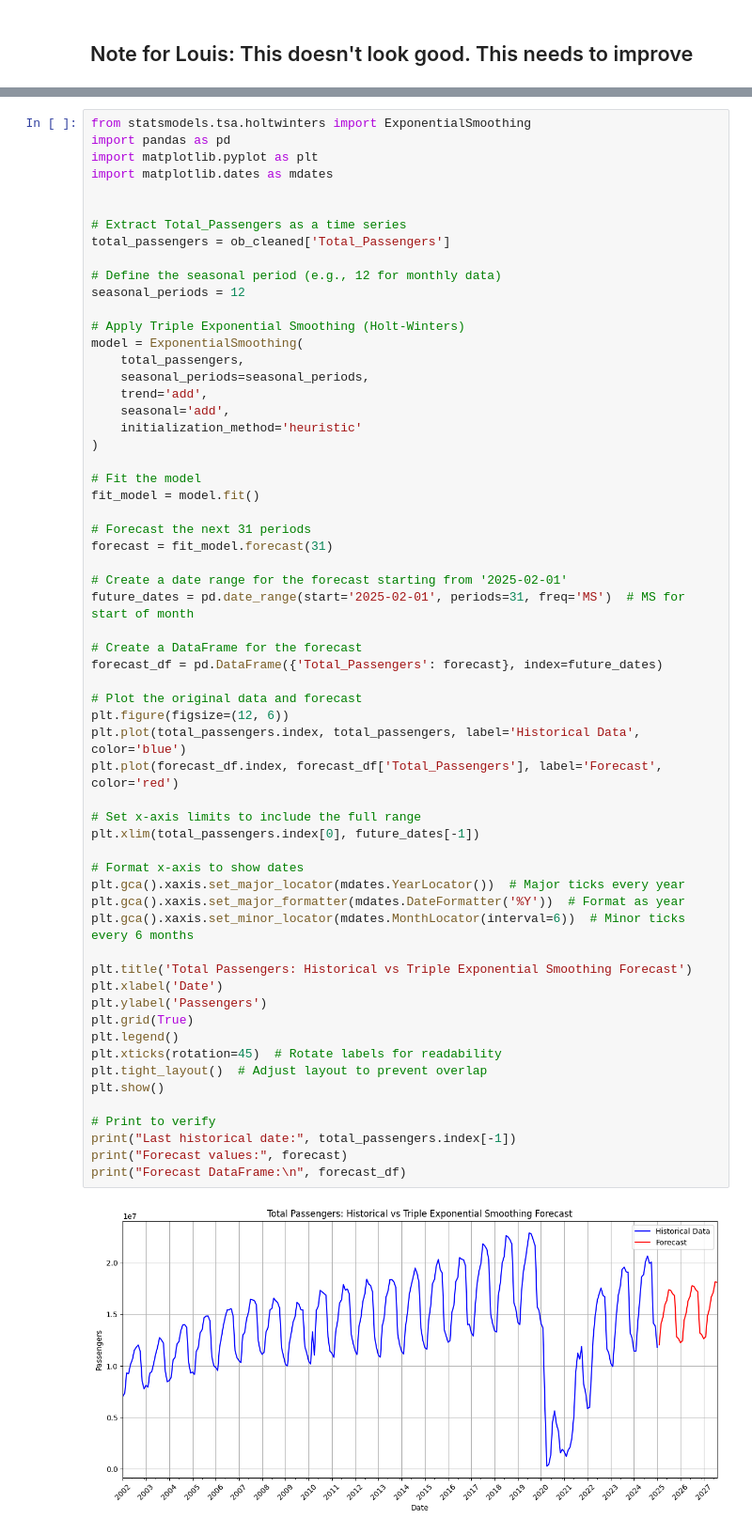
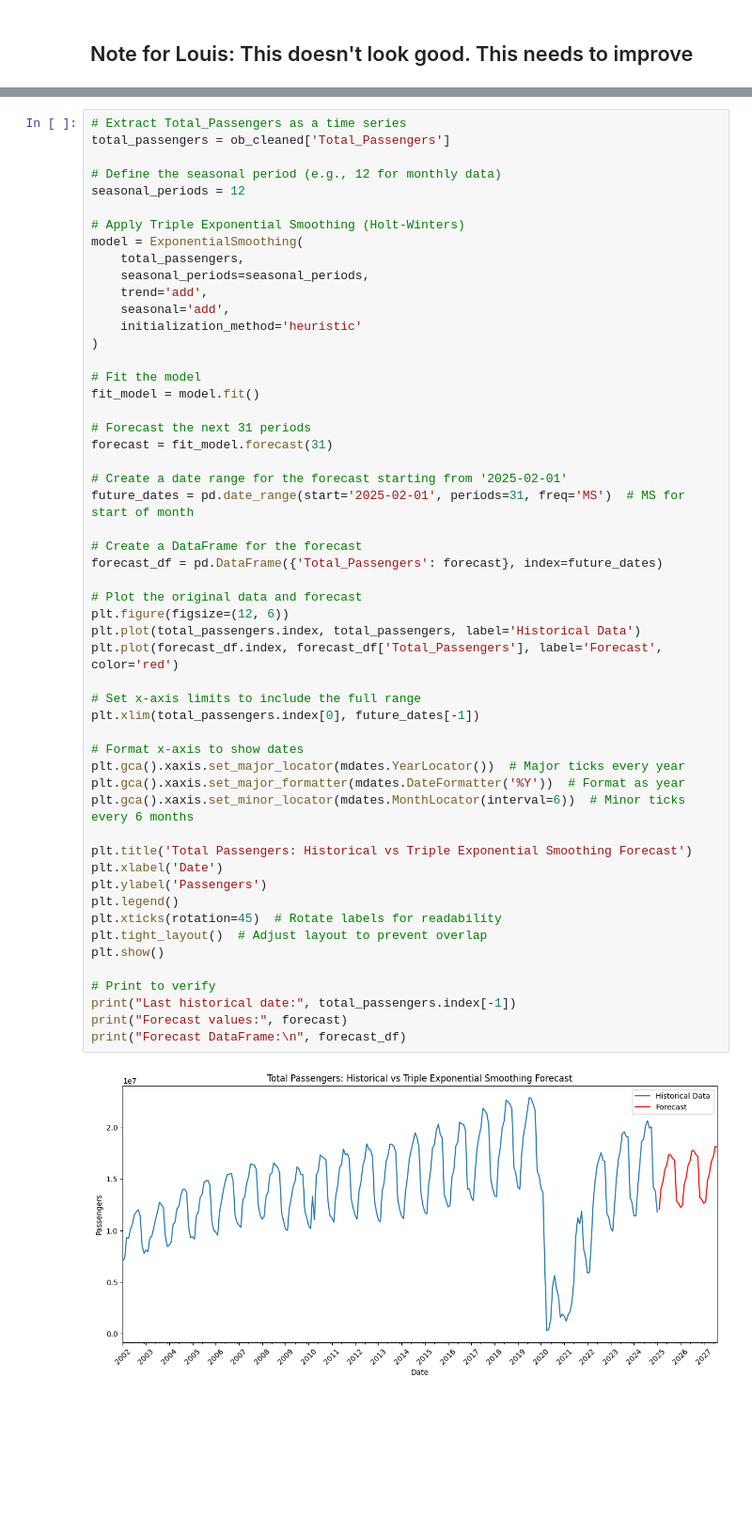
Before and after one commit to Hassan3924/Air-Passenger-Time-Series, a Jupyter notebook: airpassenger.ipynb, the cells around one changed output, grey strips where cells are left out. Shown at 94% size. Saved outputs shown, nothing was run; the diff lists cells and outputs as text; blank space fills up the shorter version.

```diff
--- a/airpassenger.ipynb
+++ b/airpassenger.ipynb
@@ -977,10 +745,4 @@ Forecast values: 2025-02-01    1.204807e+07
 # %%
-from statsmodels.tsa.holtwinters import ExponentialSmoothing
-import pandas as pd
-import matplotlib.pyplot as plt
-import matplotlib.dates as mdates
-
-
 # Extract Total_Passengers as a time series
 total_passengers = ob_cleaned['Total_Passengers']
 
@@ -1006,36 +768,35 @@ forecast = fit_model.forecast(31)
 future_dates = pd.date_range(start='2025-02-01', periods=31, freq='MS')  # MS for start of month
 
 # Create a DataFrame for the forecast
 forecast_df = pd.DataFrame({'Total_Passengers': forecast}, index=future_dates)
 
 # Plot the original data and forecast
 plt.figure(figsize=(12, 6))
-plt.plot(total_passengers.index, total_passengers, label='Historical Data', color='blue')
+plt.plot(total_passengers.index, total_passengers, label='Historical Data')
 plt.plot(forecast_df.index, forecast_df['Total_Passengers'], label='Forecast', color='red')
 
 # Set x-axis limits to include the full range
 plt.xlim(total_passengers.index[0], future_dates[-1])
 
 # Format x-axis to show dates
 plt.gca().xaxis.set_major_locator(mdates.YearLocator())  # Major ticks every year
 plt.gca().xaxis.set_major_formatter(mdates.DateFormatter('%Y'))  # Format as year
 plt.gca().xaxis.set_minor_locator(mdates.MonthLocator(interval=6))  # Minor ticks every 6 months
 
 plt.title('Total Passengers: Historical vs Triple Exponential Smoothing Forecast')
 plt.xlabel('Date')
 plt.ylabel('Passengers')
-plt.grid(True)
 plt.legend()
 plt.xticks(rotation=45)  # Rotate labels for readability
 plt.tight_layout()  # Adjust layout to prevent overlap
 plt.show()
 
 # Print to verify
 print("Last historical date:", total_passengers.index[-1])
 print("Forecast values:", forecast)
 print("Forecast DataFrame:\n", forecast_df)
 # %% [output]
-[figure, old version]
+[figure, new version]
 Last historical date: 2025-01-01 00:00:00
 Forecast values: 2025-02-01    1.204807e+07
 2025-03-01    1.406498e+07
```
Also changed, not shown: parts of 15 cells of this notebook.
